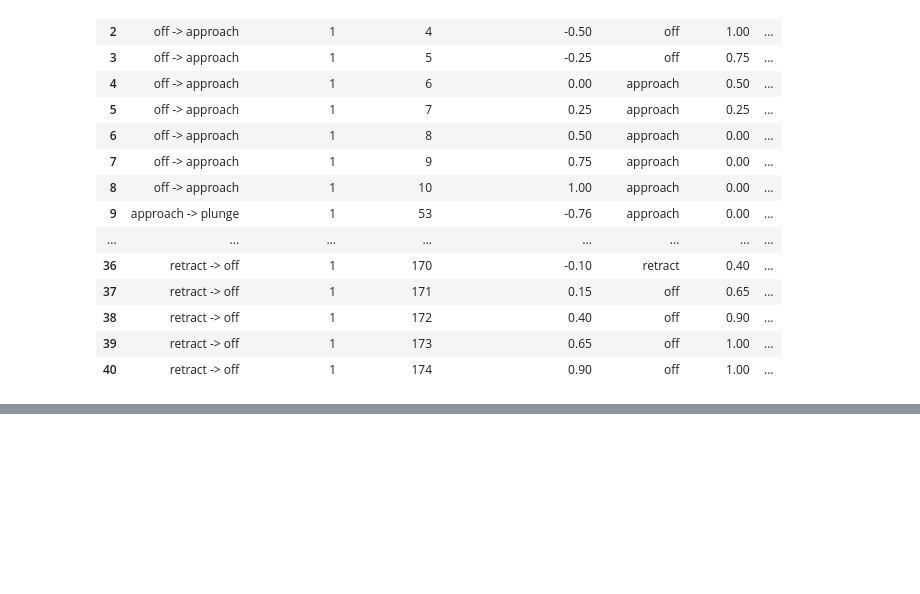
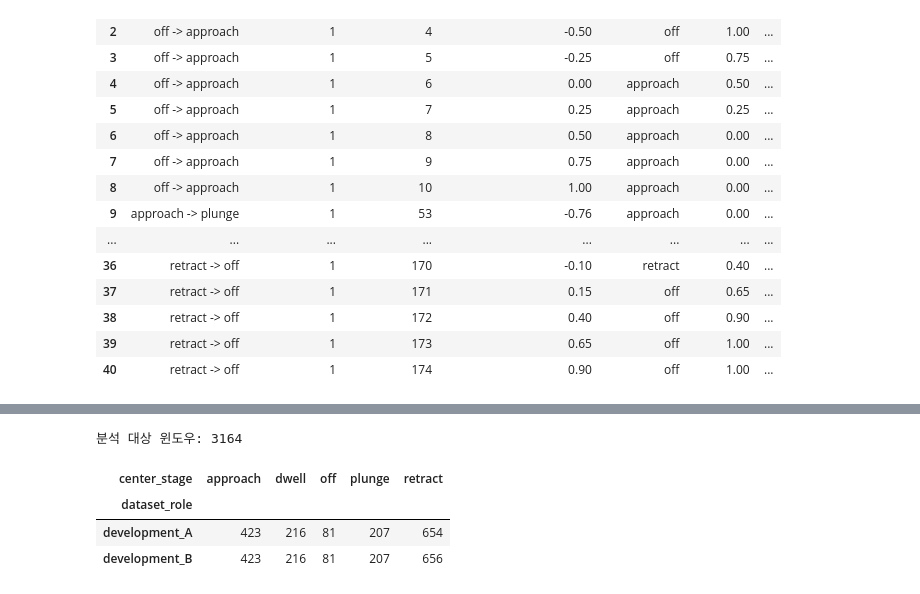
Before and after one commit to tnwlvos/Purdue-AI-education-Muchine-Learning-, a Jupyter notebook: FSSW_Audio_Classification.ipynb, the cells around one changed output, grey strips where cells are left out. Cells and saved outputs as stored; diff of their text form; code cells hidden in the pictures; blank space fills up the shorter version.

```diff
--- a/FSSW_Audio_Classification.ipynb
+++ b/FSSW_Audio_Classification.ipynb
@@ -4976,0 +5005,63 @@ display(
+# %%
+PURE_STAGE_ONLY = True
+
+analysis_manifest = (
+    timeline_manifest[
+        timeline_manifest[
+            "dataset_role"
+        ].isin(
+            [
+                "development_A",
+                "development_B"
+            ]
+        )
+    ]
+    .copy()
+)
+
+if PURE_STAGE_ONLY:
+    analysis_manifest = (
+        analysis_manifest[
+            ~analysis_manifest[
+                "boundary_present"
+            ].astype(bool)
+        ]
+        .copy()
+    )
+
+analysis_manifest = (
+    analysis_manifest
+    .sort_values(
+        [
+            "dataset_role",
+            "experiment_id",
+            "window_index"
+        ]
+    )
+    .reset_index(drop=True)
+)
+
+print(
+    "분석 대상 윈도우:",
+    len(analysis_manifest)
+)
+
+display(
+    analysis_manifest
+    .groupby(
+        [
+            "dataset_role",
+            "center_stage"
+        ]
+    )
+    .size()
+    .unstack(
+        fill_value=0
+    )
+)
+# %% [output]
+분석 대상 윈도우: 3164
+| center_stage | approach | dwell | off | plunge | retract |
+| dataset_role |  |  |  |  |  |
+| development_A | 423 | 216 | 81 | 207 | 654 |
+| development_B | 423 | 216 | 81 | 207 | 656 |
```
Also changed, not shown: parts of 6 cells of this notebook.
